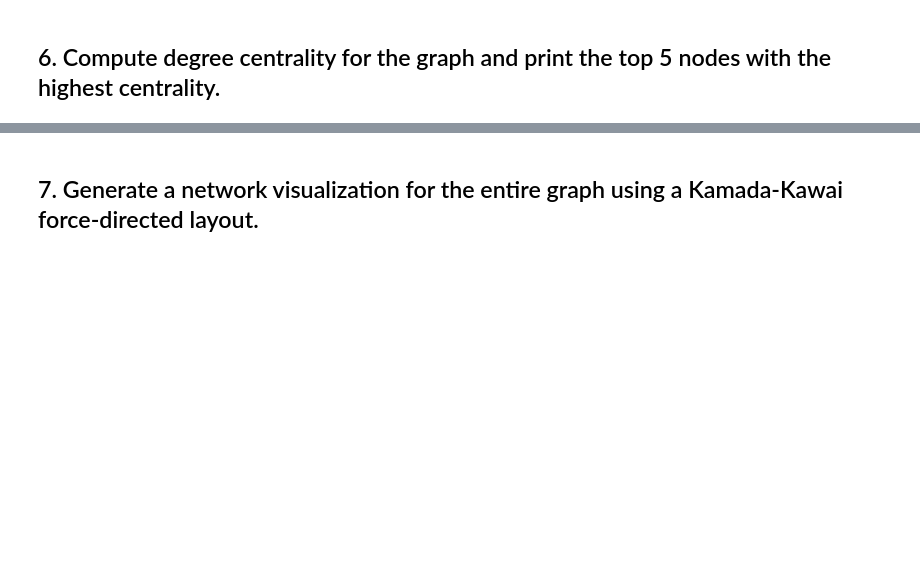
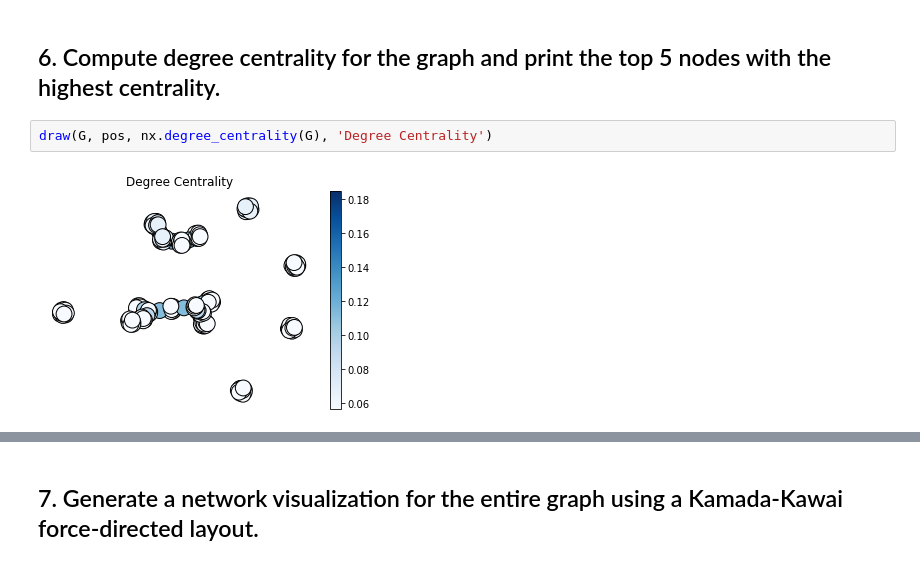
Before and after one commit to ta-datapt-bcn/lab-network-analysis, a Jupyter notebook: main.ipynb, the cells around one changed output, grey strips where cells are left out. Cells and saved outputs as stored; diff of their text form; blank space fills up the shorter version.

```diff
--- a/main.ipynb
+++ b/main.ipynb
@@ -39,2 +117,6 @@ Sort descending by the number of pairwise interactions. Which pair of players ha
 # %% [markdown]
 ## 6. Compute degree centrality for the graph and print the top 5 nodes with the highest centrality.
+# %%
+draw(G, pos, nx.degree_centrality(G), 'Degree Centrality')
+# %% [output]
+[figure, added]
```
Also changed, not shown: parts of 16 cells of this notebook.
